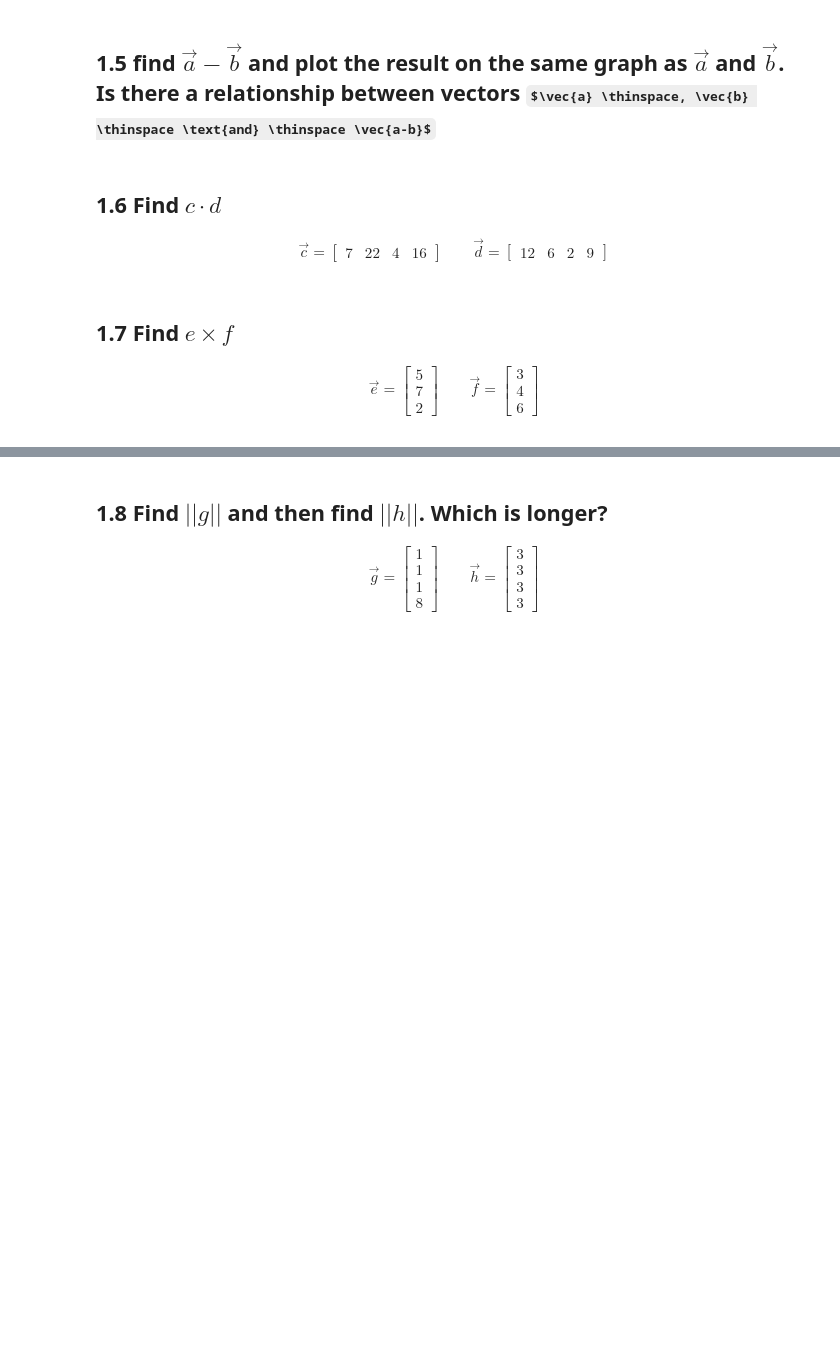
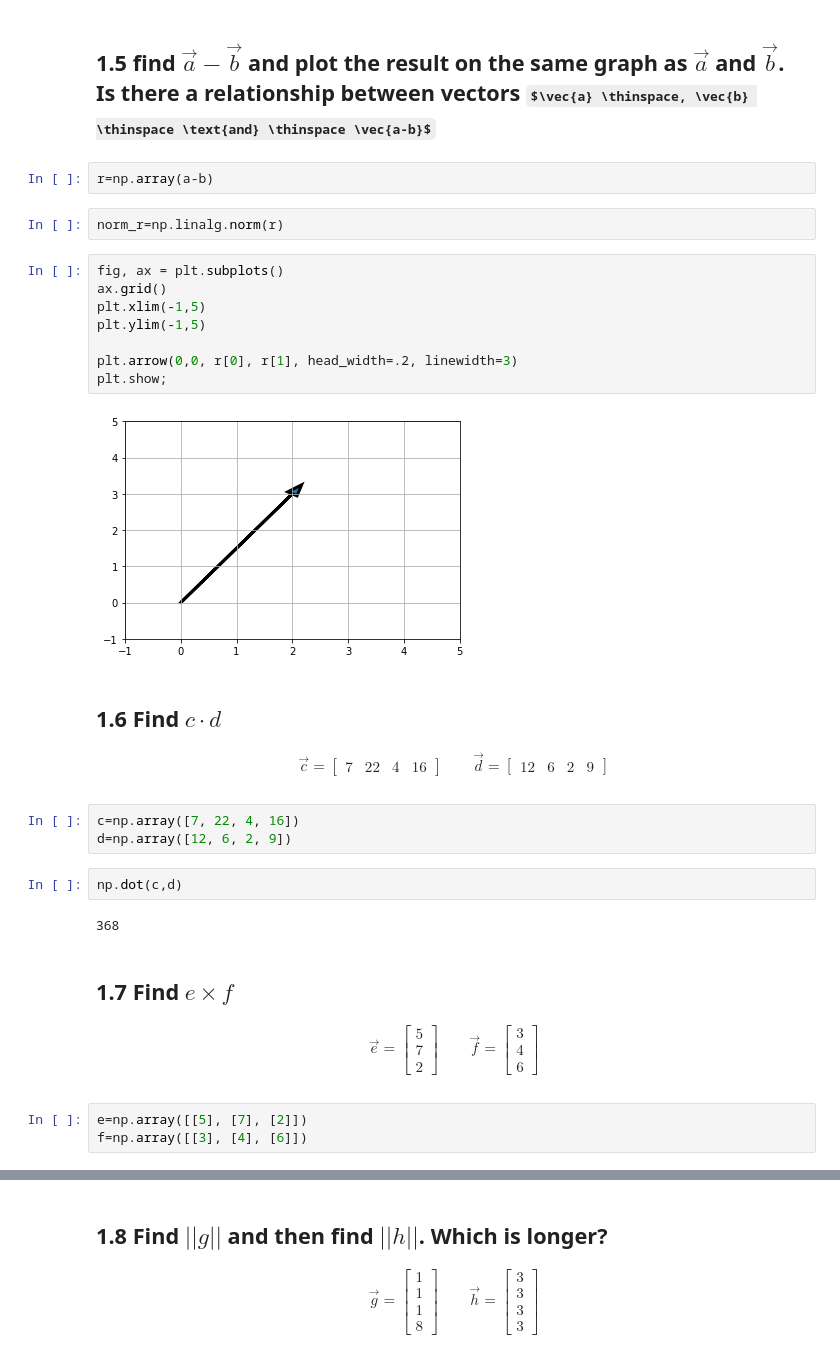
Before and after one commit to crd3cc04/DS-Unit-1-Sprint-3-Linear-Algebra, a Jupyter notebook: module1-vectors-and-matrices/Copy_of_LS_DS_131_Vectors_and_Matrices_Assignment.ipynb, the cells around one changed output, grey strips where cells are left out. Saved outputs shown, nothing was run; the diff lists cells and outputs as text; some formulas as TeX source; blank space fills up the shorter version.

```diff
--- a/module1-vectors-and-matrices/Copy_of_LS_DS_131_Vectors_and_Matrices_Assignment.ipynb
+++ b/module1-vectors-and-matrices/Copy_of_LS_DS_131_Vectors_and_Matrices_Assignment.ipynb
@@ -205,5 +193,19 @@ TypeError: ignored
 # %% [markdown]
 ## 1.5 find $\vec{a} - \vec{b}$ and plot the result on the same graph as $\vec{a}$ and $\vec{b}$. Is there a relationship between vectors $\vec{a} \thinspace, \vec{b} \thinspace \text{and} \thinspace \vec{a-b}$
+# %%
+r=np.array(a-b)
+# %%
+norm_r=np.linalg.norm(r)
+# %%
+fig, ax = plt.subplots()
+ax.grid()
+plt.xlim(-1,5)
+plt.ylim(-1,5)
+
+plt.arrow(0,0, r[0], r[1], head_width=.2, linewidth=3)
+plt.show;
+# %% [output]
+[figure, added]
 # %% [markdown]
 ## 1.6 Find $c \cdot d$
 
@@ -212,6 +214,13 @@ TypeError: ignored
 \qquad
 \vec{d} = \begin{bmatrix}12 & 6 & 2 & 9\end{bmatrix}
 \end{align}
+# %%
+c=np.array([7, 22, 4, 16])
+d=np.array([12, 6, 2, 9])
+# %%
+np.dot(c,d)
+# %% [output]
+368
 # %% [markdown]
 ##  1.7 Find $e \times f$
 
@@ -220,3 +229,6 @@ TypeError: ignored
 \qquad
 \vec{f} = \begin{bmatrix} 3 \\4 \\ 6 \end{bmatrix}
 \end{align}
+# %%
+e=np.array([[5], [7], [2]])
+f=np.array([[3], [4], [6]])
```
Also changed, not shown: parts of 36 cells of this notebook.
